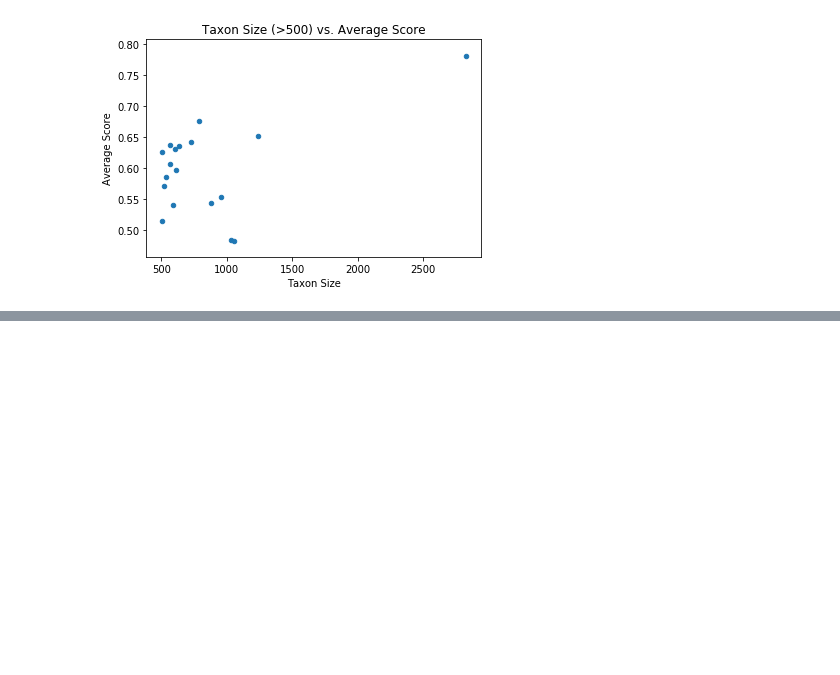
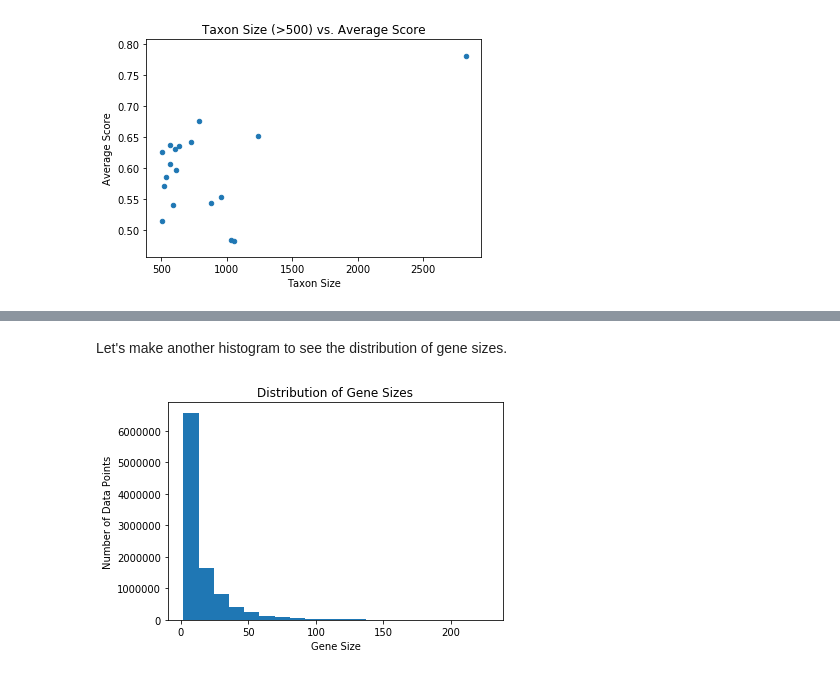
Before and after one commit to odumitr/Gene-and-Taxa-Analysis, a Jupyter notebook: src/regression_plot.ipynb, the cells around one changed output, grey strips where cells are left out. Cells and saved outputs as stored; diff of their text form; code cells hidden in the pictures; blank space fills up the shorter version.

```diff
--- a/src/regression_plot.ipynb
+++ b/src/regression_plot.ipynb
@@ -173,0 +188,7 @@ plt.show()
+# %%
+geneAndScores = pd.DataFrame(
+    {
+        'geneSizes': rawGeneProfileSizes,
+        'scores': scores
+    })
+geneAndScores.head()
@@ -173,0 +202,9 @@ plt.show()
+# %% [markdown]
+Let's make another histogram to see the distribution of gene sizes.
+# %%
+geneAndScores['geneSizes'].plot(kind='hist', bins=20, title='Distribution of Gene Sizes', legend=False)
+plt.xlabel('Gene Size')
+plt.ylabel('Number of Data Points')
+plt.show()
+# %% [output]
+[figure, added]
```
Also changed, not shown: parts of 18 cells of this notebook.
